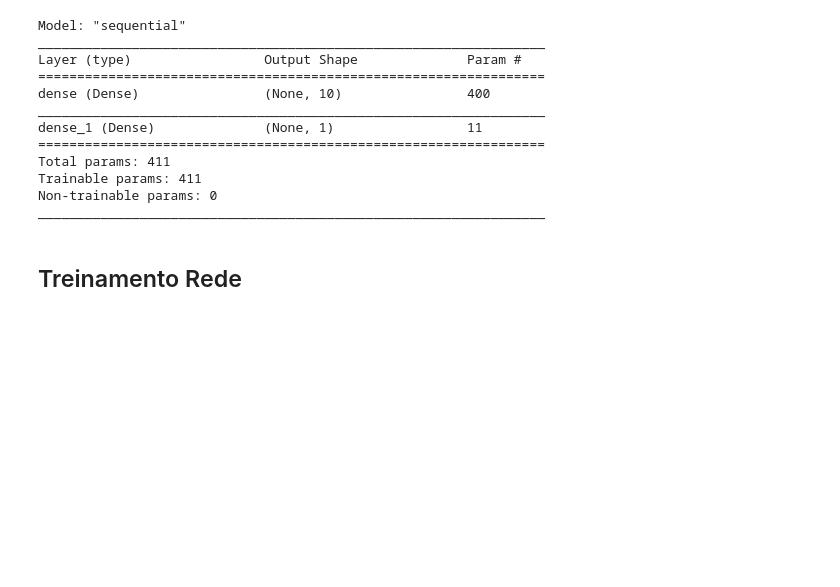
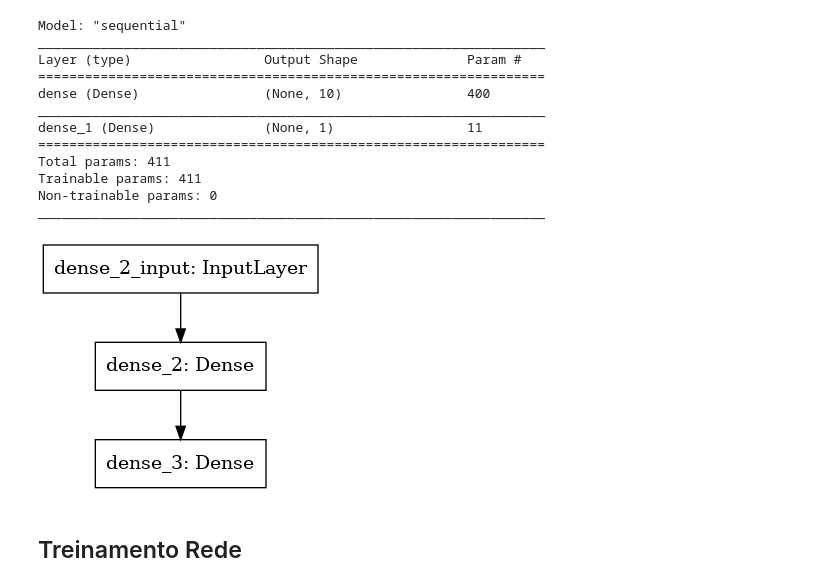
Before and after one commit to odxone/imil_agro_anexo, a Jupyter notebook: nbs/nb_66-neural_network_classification.ipynb, the cells around one changed output. Saved outputs shown, nothing was run; the diff lists cells and outputs as text; code cells hidden in the pictures; blank space fills up the shorter version.

```diff
--- a/nbs/nb_66-neural_network_classification.ipynb
+++ b/nbs/nb_66-neural_network_classification.ipynb
@@ -94,6 +111,10 @@ Total params: 411
 Trainable params: 411
 Non-trainable params: 0
 _________________________________________________________________
+# %%
+plot_model(baseline_model())
+# %% [output]
+[figure, added]
 # %% [markdown]
 ## Treinamento Rede
 # %%
```
Also changed, not shown: parts of 20 cells of this notebook, 7 other files.
